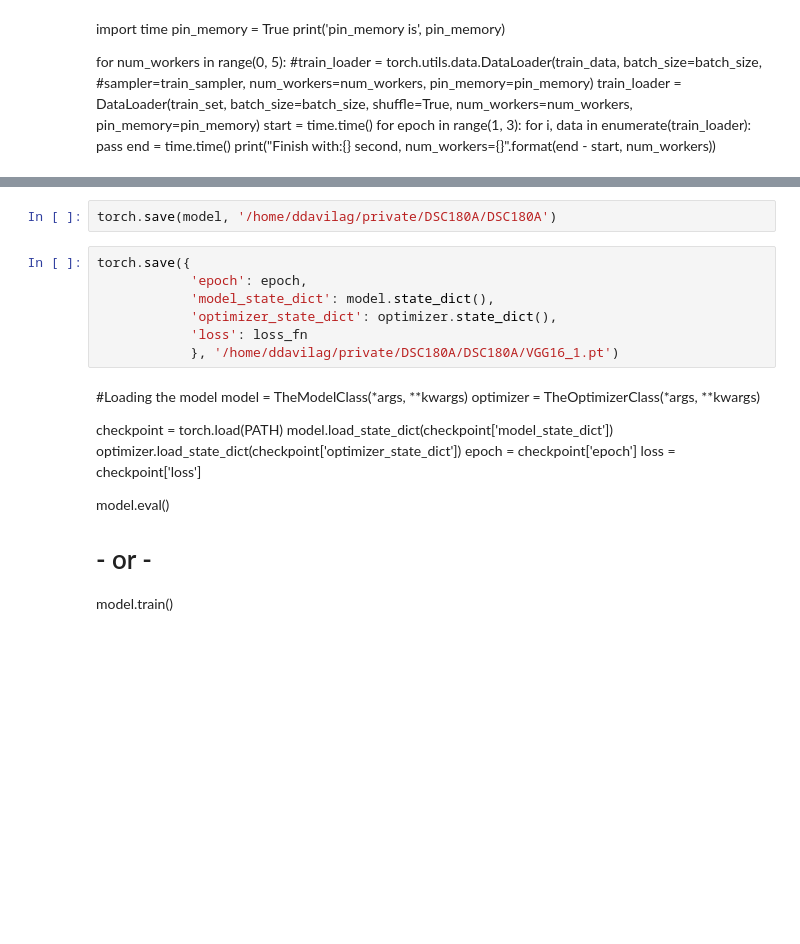
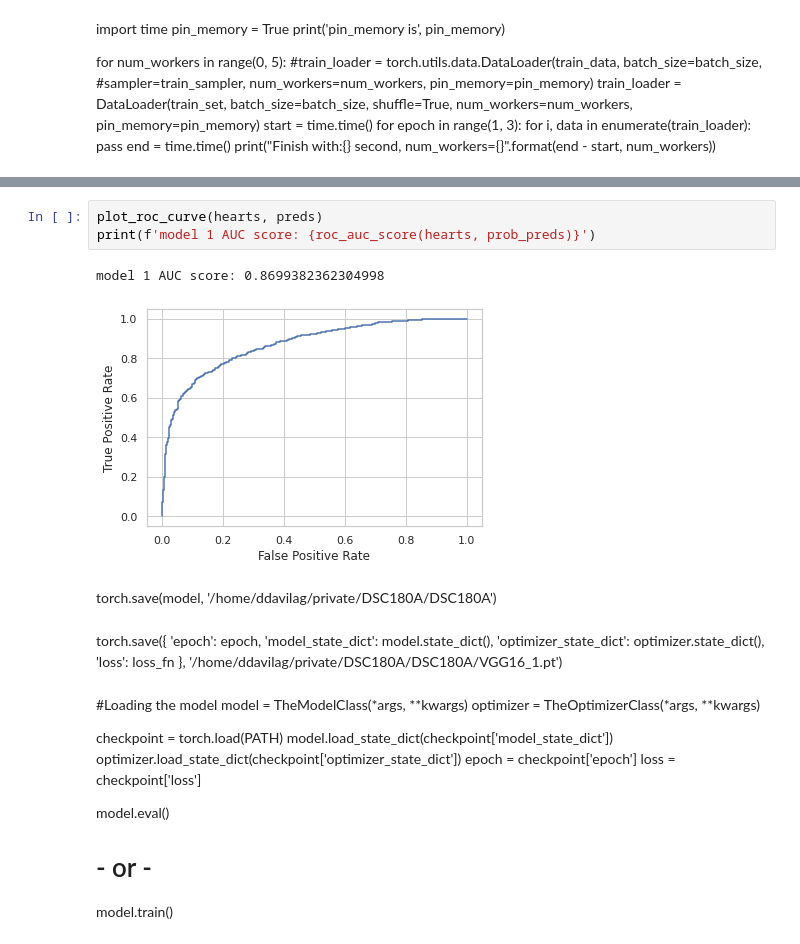
Before and after one commit to ddav118/DSC180A, a Jupyter notebook: Week5_all data.ipynb, the cells around one changed output, grey strips where cells are left out. Drawn from its saved outputs; the diff is of its cells as text; blank space fills up the shorter version.

```diff
--- a/Week5_all data.ipynb
+++ b/Week5_all data.ipynb
@@ -490,12 +506,18 @@ model 1 AUC score: 0.7764992940691785
-# %%
-torch.save(model, '/home/ddavilag/private/DSC180A/DSC180A')
-# %%
-torch.save({
-            'epoch': epoch,
-            'model_state_dict': model.state_dict(),
-            'optimizer_state_dict': optimizer.state_dict(),
-            'loss': loss_fn
-            }, '/home/ddavilag/private/DSC180A/DSC180A/VGG16_1.pt')
+# %%
+plot_roc_curve(hearts, preds)
+print(f'model 1 AUC score: {roc_auc_score(hearts, prob_preds)}')
+# %% [output]
+model 1 AUC score: 0.8699382362304998
+[figure, added]
+# %% [markdown]
+torch.save(model, '/home/ddavilag/private/DSC180A/DSC180A')
+# %% [markdown]
+torch.save({
+            'epoch': epoch,
+            'model_state_dict': model.state_dict(),
+            'optimizer_state_dict': optimizer.state_dict(),
+            'loss': loss_fn
+            }, '/home/ddavilag/private/DSC180A/DSC180A/VGG16_1.pt')
 # %% [markdown]
 #Loading the model
 model = TheModelClass(*args, **kwargs)
```
Also changed, not shown: parts of 36 cells of this notebook, 2 other files.
